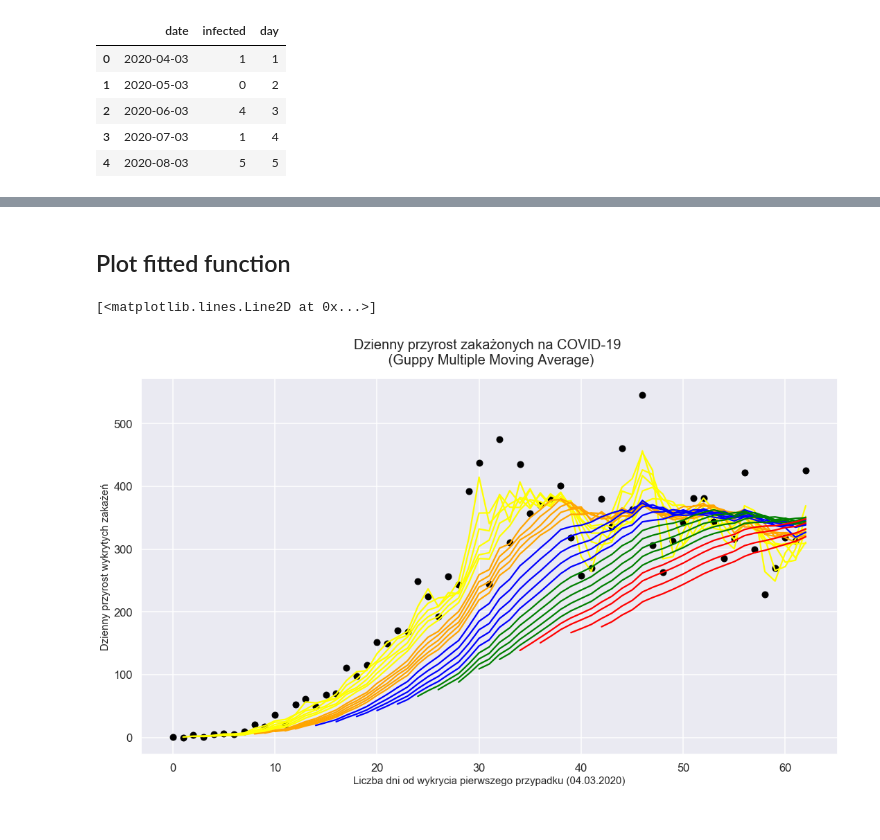
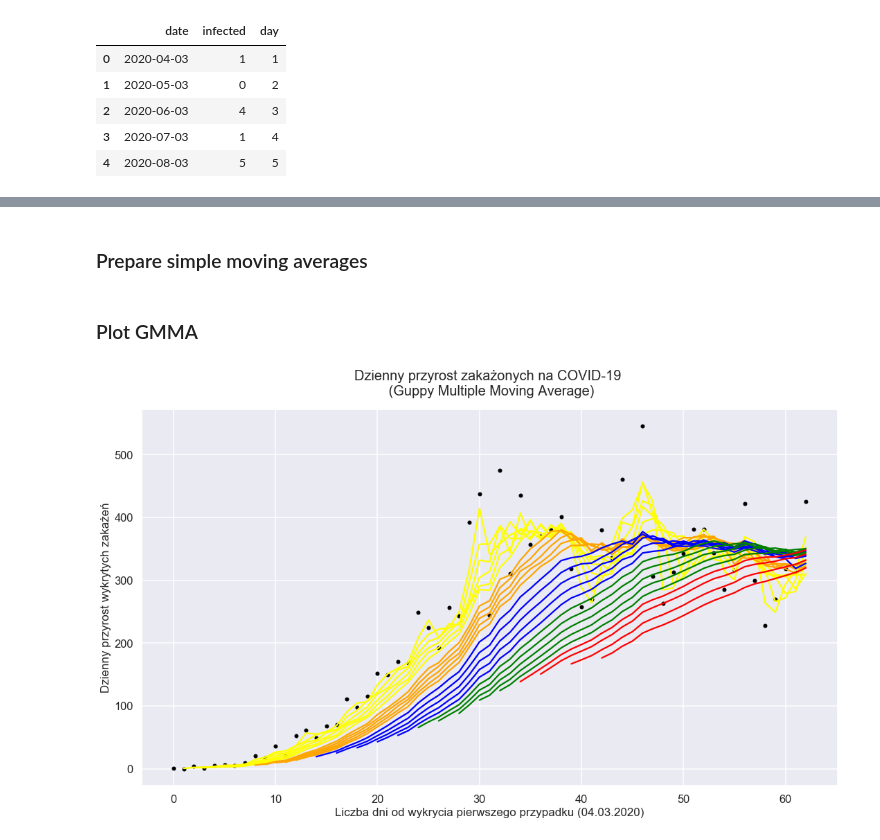
Before and after one commit to dariuszzbyrad/covid-19, a Jupyter notebook: daily_ma.ipynb, the cells around one changed output, grey strips where cells are left out. Cells and saved outputs as stored; diff of their text form; code cells hidden in the pictures.

```diff
--- a/daily_ma.ipynb
+++ b/daily_ma.ipynb
@@ -55,48 +37,34 @@ df['SMA_43'] = df.iloc[:,1].rolling(window=43).mean()
+# %% [markdown]
+### Prepare simple moving averages
+# %%
+sma = {}
+sma['yellow'] = [2, 3, 4, 5, 6, 7]
+sma['orange'] = [9, 10, 11, 12, 13]
+sma['blue']   = [15, 17, 19, 21, 23]
+sma['green']  = [25, 27, 29, 31, 33]
+sma['red']    = [35, 37, 40, 43]
+# %%
+for (color) in sma:
+    for window_size in sma[color]:
+        sma_name = 'SMA_' + str(window_size)
+        df[sma_name] = df.iloc[:,1].rolling(window=window_size).mean()
 # %% [markdown]
-## Plot fitted function
+### Plot GMMA
 # %%
 import seaborn as sns
 sns.set(style='darkgrid', context='talk', palette='Dark2')
 
 plt.figure(figsize=[18,10])
 plt.grid(True)
 plt.title('Dzienny przyrost zakażonych na COVID-19 \n (Guppy Multiple Moving Average)', fontsize=20, pad=20)
-plt.xlabel('Liczba dni od wykrycia pierwszego przypadku (04.03.2020)', fontsize=15)
-plt.ylabel('Dzienny przyrost wykrytych zakażeń', fontsize=15)
+plt.xlabel('Liczba dni od wykrycia pierwszego przypadku (04.03.2020)', fontsize=17)
+plt.ylabel('Dzienny przyrost wykrytych zakażeń', fontsize=17)
 
-plt.plot(df['infected'], 'ko',label='Dzienny przyrost')
+plt.plot(df['infected'], 'ko',label='Dzienny przyrost', markersize=5)
 
-plt.plot(df['SMA_2'],'yellow')
-plt.plot(df['SMA_3'],'yellow')
-plt.plot(df['SMA_4'],'yellow')
-plt.plot(df['SMA_5'],'yellow')
-plt.plot(df['SMA_6'],'yellow')
-plt.plot(df['SMA_7'],'yellow')
-
-plt.plot(df['SMA_9'],'orange')
-plt.plot(df['SMA_10'],'orange')
-plt.plot(df['SMA_11'],'orange')
-plt.plot(df['SMA_12'],'orange')
-plt.plot(df['SMA_13'],'orange')
-
-plt.plot(df['SMA_15'],'blue')
-plt.plot(df['SMA_17'],'blue')
-plt.plot(df['SMA_19'],'blue')
-plt.plot(df['SMA_21'],'blue')
-plt.plot(df['SMA_23'],'blue')
-
-plt.plot(df['SMA_25'],'green')
-plt.plot(df['SMA_27'],'green')
-plt.plot(df['SMA_29'],'green')
-plt.plot(df['SMA_31'],'green')
-plt.plot(df['SMA_33'],'green')
-
-plt.plot(df['SMA_35'],'red')
-plt.plot(df['SMA_37'],'red')
-plt.plot(df['SMA_40'],'red')
-plt.plot(df['SMA_43'],'red')
-
-#plt.legend(loc=2, prop={'size': 10})
+for (color) in sma:
+    for window_size in sma[color]:
+        sma_name = 'SMA_' + str(window_size)
+        plt.plot(df[sma_name], color)
 # %% [output]
-[<matplotlib.lines.Line2D at 0x...>]
-[figure, old version]
+[figure, new version]
```
Also changed, not shown: parts of 9 cells of this notebook, 1 other file.
